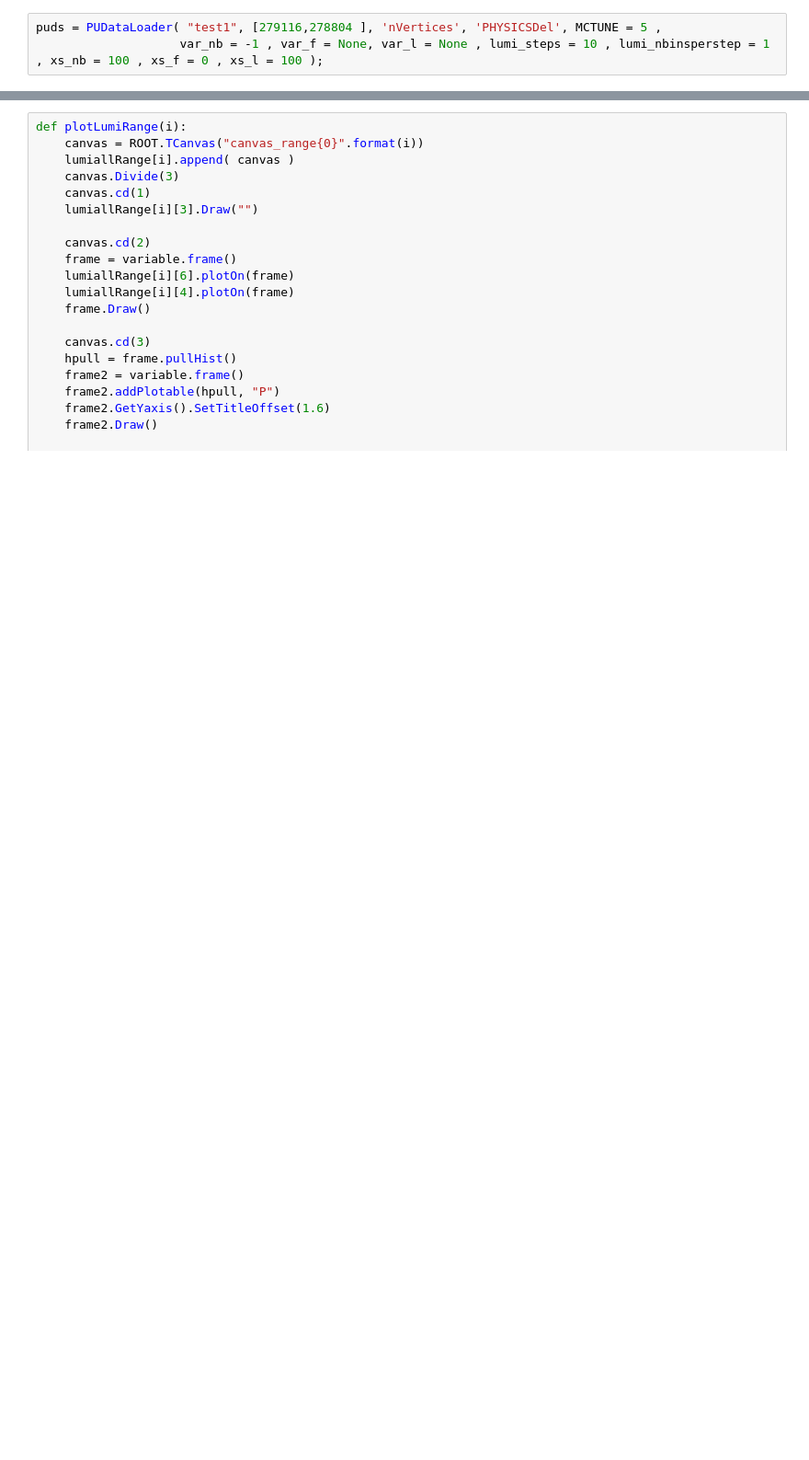
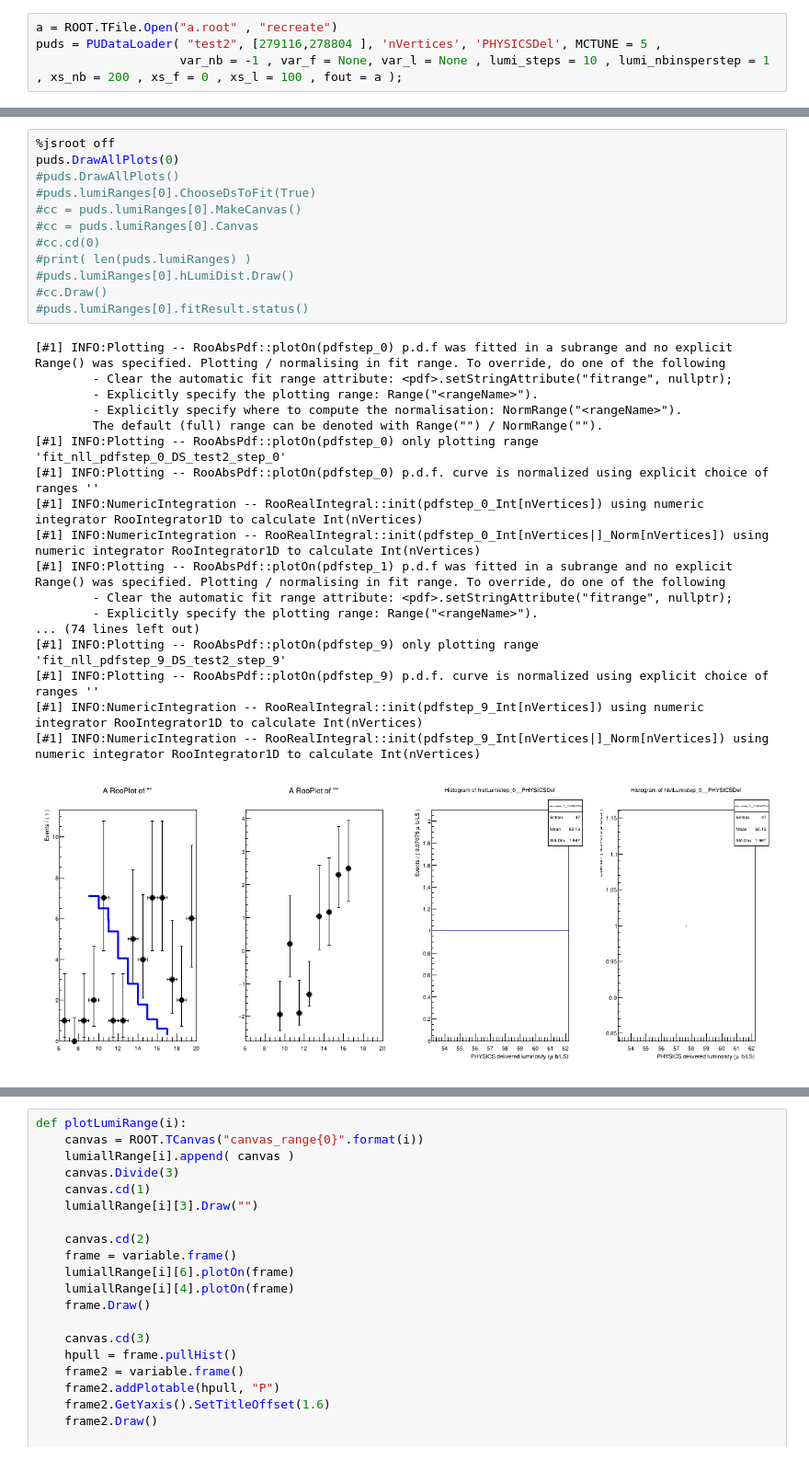
Before and after one commit to hbakhshi/PUFit, a Jupyter notebook: swan/PUFit.ipynb, the cells around one changed output, grey strips where cells are left out. Shown at 92% size. Drawn from its saved outputs; the diff is of its cells as text; blank space fills up the shorter version.

```diff
--- a/swan/PUFit.ipynb
+++ b/swan/PUFit.ipynb
@@ -3,3 +7,4 @@ from PUDataProvider import PUDataLoader
 # %%
-puds = PUDataLoader( "test1", [279116,278804 ], 'nVertices', 'PHYSICSDel', MCTUNE = 5 ,
-                    var_nb = -1 , var_f = None, var_l = None , lumi_steps = 10 , lumi_nbinsperstep = 1 , xs_nb = 100 , xs_f = 0 , xs_l = 100 );
+a = ROOT.TFile.Open("a.root" , "recreate")
+puds = PUDataLoader( "test2", [279116,278804 ], 'nVertices', 'PHYSICSDel', MCTUNE = 5 ,
+                    var_nb = -1 , var_f = None, var_l = None , lumi_steps = 10 , lumi_nbinsperstep = 1 , xs_nb = 200 , xs_f = 0 , xs_l = 100 , fout = a );
@@ -13,0 +71,31 @@ c.Draw()
+# %%
+%jsroot off
+puds.DrawAllPlots(0)
+#puds.DrawAllPlots()
+#puds.lumiRanges[0].ChooseDsToFit(True)
+#cc = puds.lumiRanges[0].MakeCanvas()
+#cc = puds.lumiRanges[0].Canvas
+#cc.cd(0)
+#print( len(puds.lumiRanges) )
+#puds.lumiRanges[0].hLumiDist.Draw()
+#cc.Draw()
+#puds.lumiRanges[0].fitResult.status()
+# %% [output]
+[#1] INFO:Plotting -- RooAbsPdf::plotOn(pdfstep_0) p.d.f was fitted in a subrange and no explicit Range() was specified. Plotting / normalising in fit range. To override, do one of the following
+        - Clear the automatic fit range attribute: <pdf>.setStringAttribute("fitrange", nullptr);
+        - Explicitly specify the plotting range: Range("<rangeName>").
+        - Explicitly specify where to compute the normalisation: NormRange("<rangeName>").
+        The default (full) range can be denoted with Range("") / NormRange("").
+[#1] INFO:Plotting -- RooAbsPdf::plotOn(pdfstep_0) only plotting range 'fit_nll_pdfstep_0_DS_test2_step_0'
+[#1] INFO:Plotting -- RooAbsPdf::plotOn(pdfstep_0) p.d.f. curve is normalized using explicit choice of ranges ''
+[#1] INFO:NumericIntegration -- RooRealIntegral::init(pdfstep_0_Int[nVertices]) using numeric integrator RooIntegrator1D to calculate Int(nVertices)
+[#1] INFO:NumericIntegration -- RooRealIntegral::init(pdfstep_0_Int[nVertices|]_Norm[nVertices]) using numeric integrator RooIntegrator1D to calculate Int(nVertices)
+[#1] INFO:Plotting -- RooAbsPdf::plotOn(pdfstep_1) p.d.f was fitted in a subrange and no explicit Range() was specified. Plotting / normalising in fit range. To override, do one of the following
+        - Clear the automatic fit range attribute: <pdf>.setStringAttribute("fitrange", nullptr);
+        - Explicitly specify the plotting range: Range("<rangeName>").
+... (74 lines left out)
+[#1] INFO:Plotting -- RooAbsPdf::plotOn(pdfstep_9) only plotting range 'fit_nll_pdfstep_9_DS_test2_step_9'
+[#1] INFO:Plotting -- RooAbsPdf::plotOn(pdfstep_9) p.d.f. curve is normalized using explicit choice of ranges ''
+[#1] INFO:NumericIntegration -- RooRealIntegral::init(pdfstep_9_Int[nVertices]) using numeric integrator RooIntegrator1D to calculate Int(nVertices)
+[#1] INFO:NumericIntegration -- RooRealIntegral::init(pdfstep_9_Int[nVertices|]_Norm[nVertices]) using numeric integrator RooIntegrator1D to calculate Int(nVertices)
+[figure, added]
```
Also changed, not shown: parts of 6 cells of this notebook, 3 other files.
